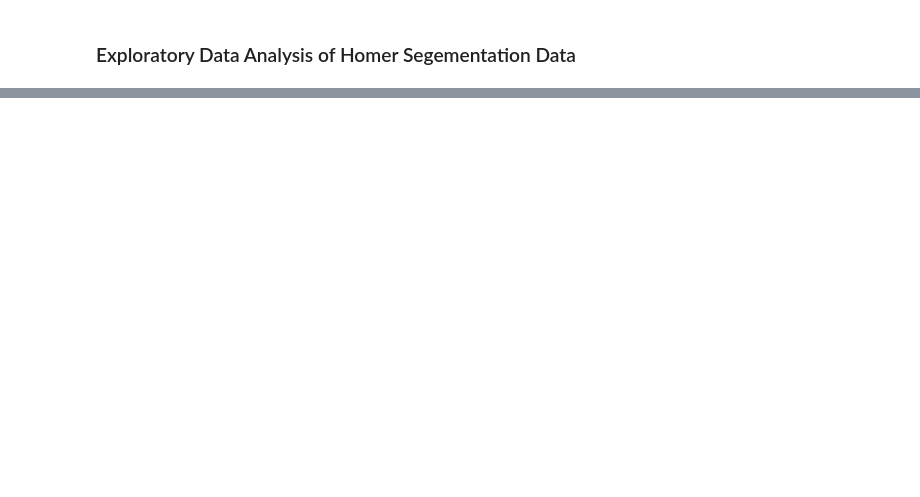
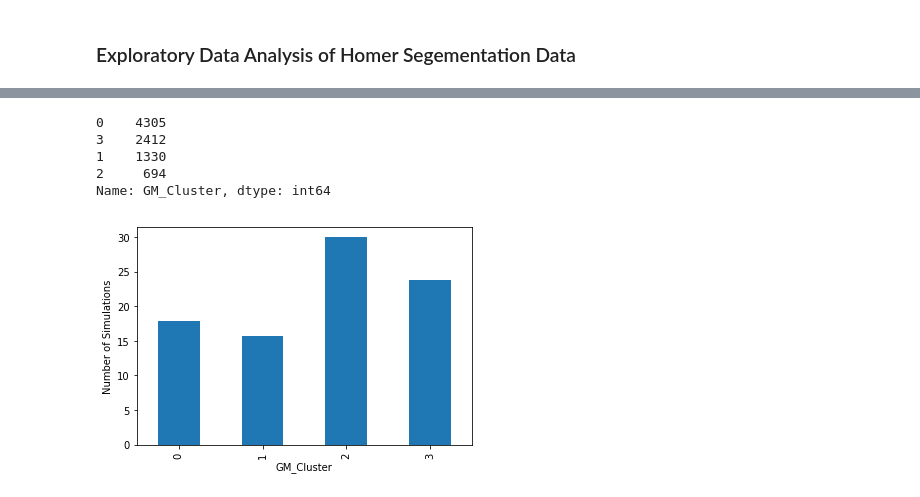
Before and after one commit to Stuart-D-King/homer_segmentation, a Jupyter notebook: homer_eda.ipynb, the cells around one changed output, grey strips where cells are left out. Drawn from its saved outputs; the diff is of its cells as text; code cells hidden in the pictures; blank space fills up the shorter version.

```diff
--- a/homer_eda.ipynb
+++ b/homer_eda.ipynb
@@ -266,0 +204,11 @@ Best run was number 5
+# %%
+print(df_users_clustered.GM_Cluster.value_counts(dropna=False))
+grp = df_users_clustered.groupby('GM_Cluster')['NumSims'].mean()
+grp.plot(kind='bar').set_ylabel('Number of Simulations');
+# %% [output]
+0    4305
+3    2412
+1    1330
+2     694
+Name: GM_Cluster, dtype: int64
+[figure, added]
```
Also changed, not shown: parts of 48 cells of this notebook, 3 other files.
